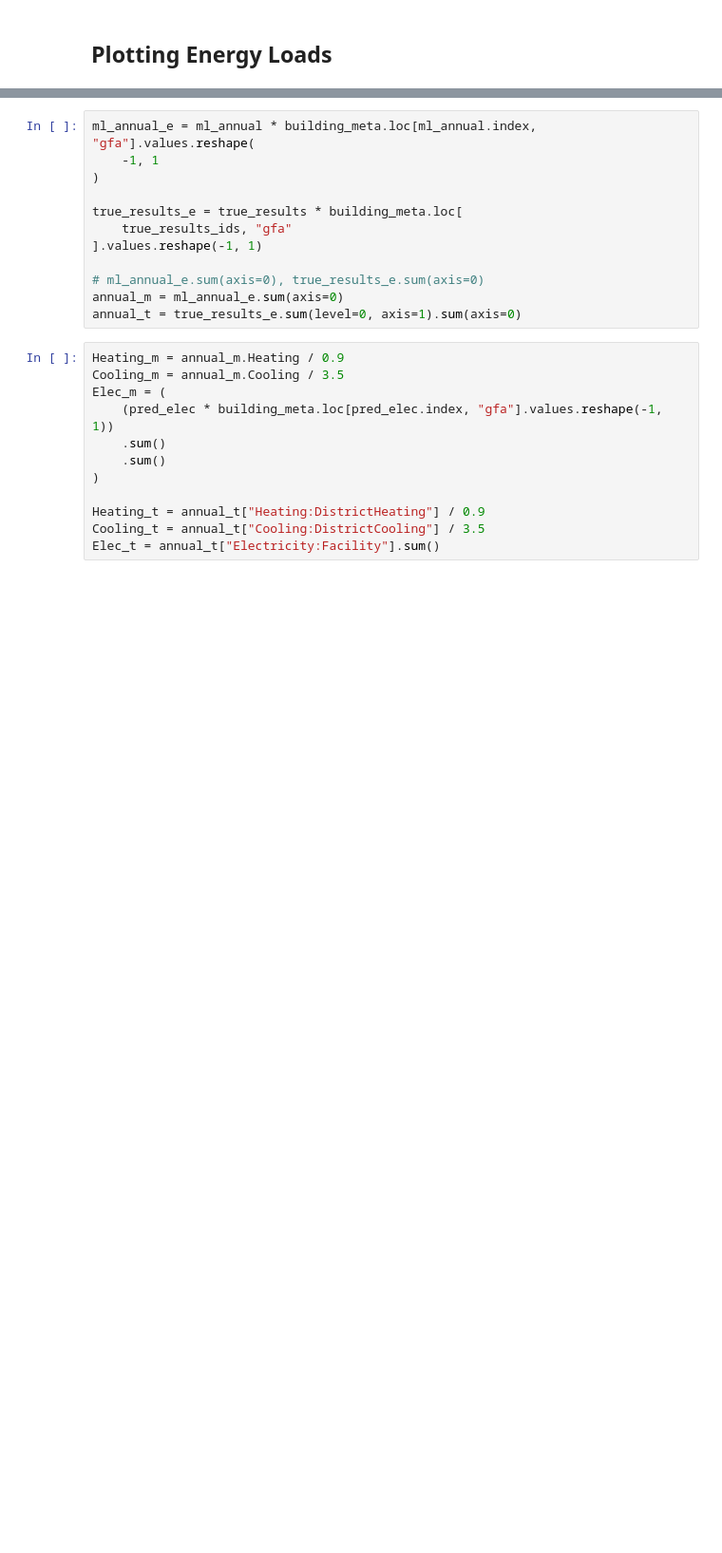
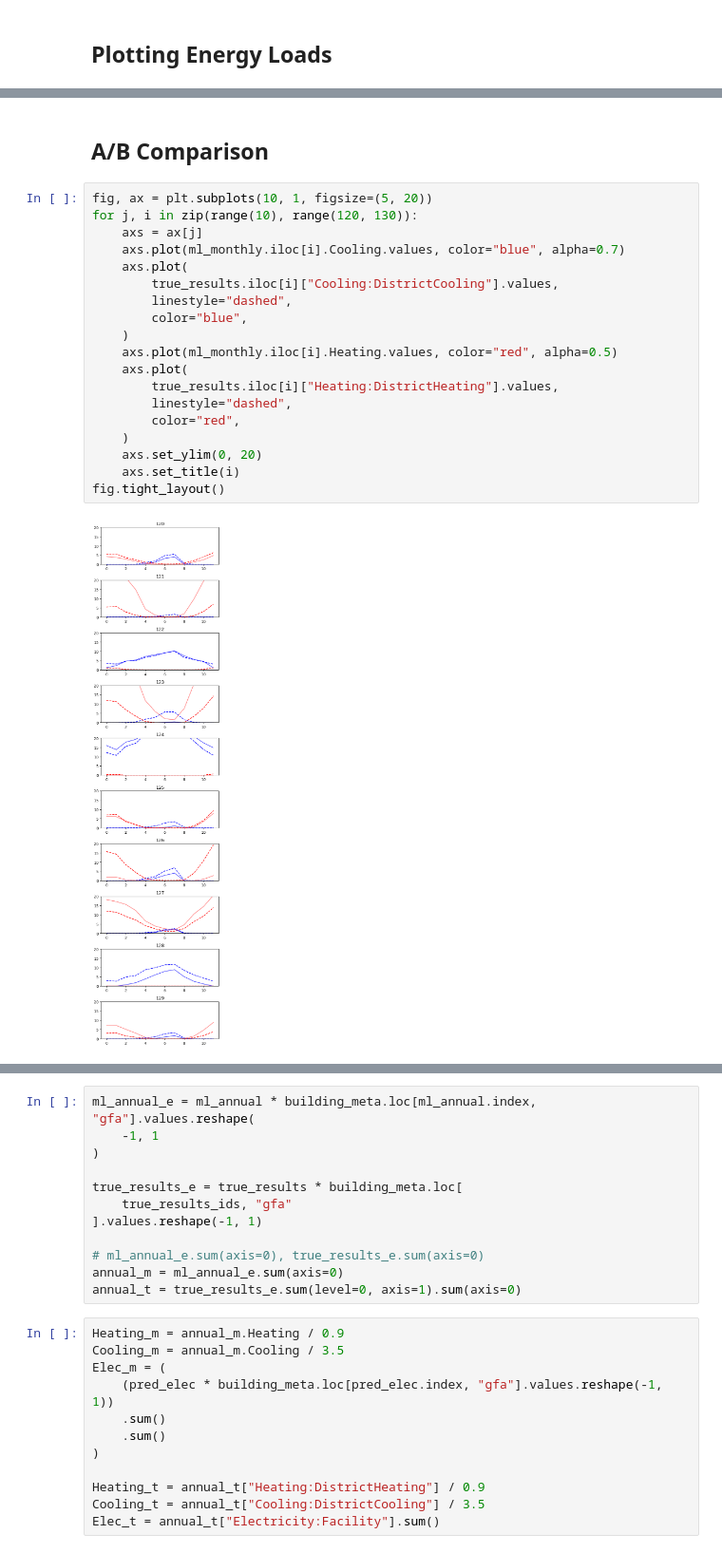
Before and after one commit to szvsw/ml-for-building-energy-modeling, a Jupyter notebook: ml-for-bem/notebooks/validate.ipynb, the cells around one changed output, grey strips where cells are left out. Shown at 95% size. Drawn from its saved outputs; the diff is of its cells as text; blank space fills up the shorter version.

```diff
--- a/ml-for-bem/notebooks/validate.ipynb
+++ b/ml-for-bem/notebooks/validate.ipynb
@@ -362,0 +500,23 @@ fig.tight_layout()
+# %% [markdown]
+## A/B Comparison
+# %%
+fig, ax = plt.subplots(10, 1, figsize=(5, 20))
+for j, i in zip(range(10), range(120, 130)):
+    axs = ax[j]
+    axs.plot(ml_monthly.iloc[i].Cooling.values, color="blue", alpha=0.7)
+    axs.plot(
+        true_results.iloc[i]["Cooling:DistrictCooling"].values,
+        linestyle="dashed",
+        color="blue",
+    )
+    axs.plot(ml_monthly.iloc[i].Heating.values, color="red", alpha=0.5)
+    axs.plot(
+        true_results.iloc[i]["Heating:DistrictHeating"].values,
+        linestyle="dashed",
+        color="red",
+    )
+    axs.set_ylim(0, 20)
+    axs.set_title(i)
+fig.tight_layout()
+# %% [output]
+[figure, added]
```
Also changed, not shown: parts of 19 cells of this notebook.
